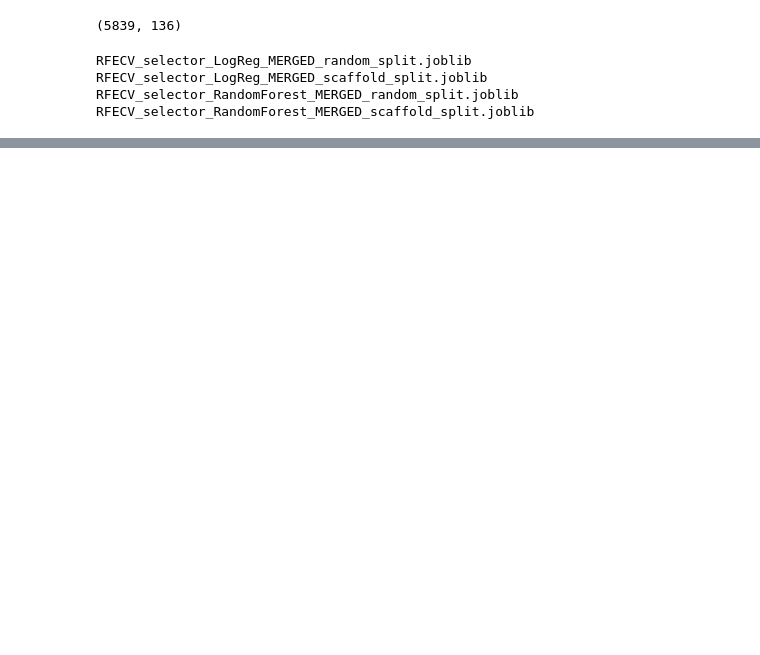
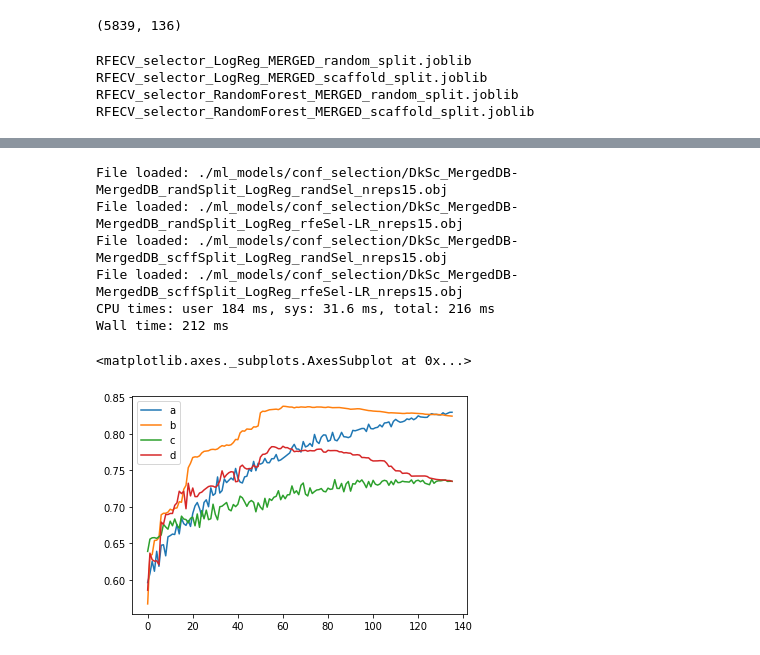
Before and after one commit to jRicciL/FXa-notebooks, a Jupyter notebook: 2_Docking_analysis/6_Models_with_Feature_Selections.ipynb, the cells around one changed output, grey strips where cells are left out. Saved outputs shown, nothing was run; the diff lists cells and outputs as text; code cells hidden in the pictures; blank space fills up the shorter version.

```diff
--- a/2_Docking_analysis/6_Models_with_Feature_Selections.ipynb
+++ b/2_Docking_analysis/6_Models_with_Feature_Selections.ipynb
@@ -148,0 +263,63 @@ Wall time: 52.9 s
+# %%
+%%time
+from sklearn.linear_model import LogisticRegression
+
+estimator_name = 'LogReg'
+hyparams = {'C': 1.0, 'penalty': 'l1', 'solver': 'liblinear', 'max_iter': 150}
+estimator = LogisticRegression(**hyparams)
+nreps=15
+
+#*******************
+# Splitting: Random
+#*******************
+split_type = 'randSplit'
+#------------------
+# Random Selection
+#------------------
+selection_type = 'randSel'
+filename = format_filename(FILEPATH, split_type, estimator_name, selection_type, f'nreps{nreps}')
+randSel_res_rds = randsel_ML(filename, estimator, X, y, nreps=nreps, verbose = True)
+#-------------------------
+# REF Selection (Log. Reg)
+#-------------------------
+selection_type = 'rfeSel-LR'
+filename = format_filename(FILEPATH, split_type, estimator_name, selection_type, f'nreps{nreps}')
+df_preselected_confs = df_sel_confs_RFE_LR_rd
+rfe_LR_res_rds = presel_ML(filename, estimator, X, y, df_preselected_confs, nreps=nreps, verbose=True)
+
+
+#*********************
+# Splitting: Scaffold
+#*********************
+split_type = 'scffSplit'
+hyparams = {'C': 0.1, 'penalty': 'l2', 'solver': 'lbfgs', 'max_iter': 150}
+#------------------
+# Random Selection
+#------------------
+selection_type = 'randSel'
+filename = format_filename(FILEPATH, split_type, estimator_name, selection_type, f'nreps{nreps}')
+randSel_res_scff = randsel_ML(filename, estimator, X, y,
+                   split_type=split_type, scaffold_series=scaffold_series, nreps=nreps, verbose=True)
+#-------------------------
+# REF Selection (Log. Reg)
+#-------------------------
+selection_type = 'rfeSel-LR'
+filename = format_filename(FILEPATH, split_type, estimator_name, 'rfeSel-LR', f'nreps{nreps}')
+df_preselected_confs = df_sel_confs_RFE_LR_rd
+rfe_LR_res_scff = presel_ML_rd_split(filename, estimator, X, y, df_preselected_confs,
+                                split_type=split_type, scaffold_series=scaffold_series, verbose=True)
+
+
+sns.lineplot(range(136), randSel_res_rds.mean(axis=1), label='a')
+sns.lineplot(range(136), rfe_LR_res_rds.mean(axis=1), label='b')
+sns.lineplot(range(136), randSel_res_scff.mean(axis=1), label='c')
+sns.lineplot(range(136), rfe_LR_res_scff.mean(axis=1), label='d')
+# %% [output]
+File loaded: ./ml_models/conf_selection/DkSc_MergedDB-MergedDB_randSplit_LogReg_randSel_nreps15.obj
+File loaded: ./ml_models/conf_selection/DkSc_MergedDB-MergedDB_randSplit_LogReg_rfeSel-LR_nreps15.obj
+File loaded: ./ml_models/conf_selection/DkSc_MergedDB-MergedDB_scffSplit_LogReg_randSel_nreps15.obj
+File loaded: ./ml_models/conf_selection/DkSc_MergedDB-MergedDB_scffSplit_LogReg_rfeSel-LR_nreps15.obj
+CPU times: user 184 ms, sys: 31.6 ms, total: 216 ms
+Wall time: 212 ms
+<matplotlib.axes._subplots.AxesSubplot at 0x...>
+[figure, added]
```
Also changed, not shown: parts of 11 cells of this notebook, 1 other file.
